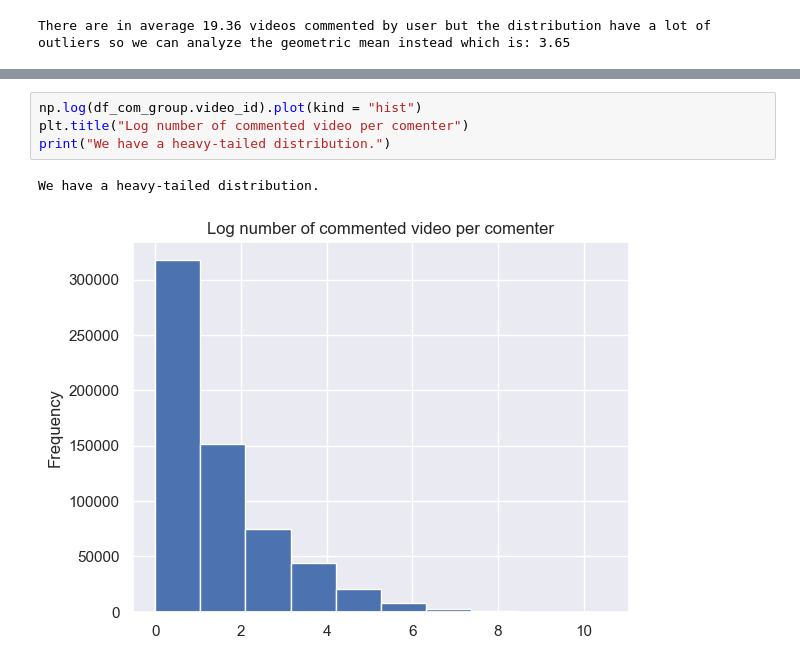
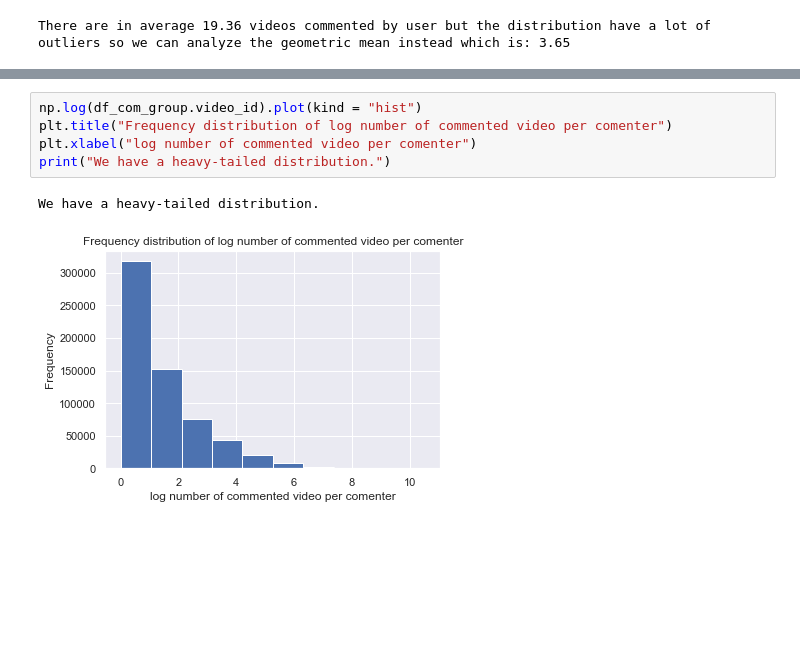
Before and after one commit to epfl-ada/ada-2022-project-geksada, a Jupyter notebook: Milestone 2.ipynb, the cells around one changed output, grey strips where cells are left out. Cells and saved outputs as stored; diff of their text form; blank space fills up the shorter version.

```diff
--- a/Milestone 2.ipynb
+++ b/Milestone 2.ipynb
@@ -699,7 +700,8 @@ print(round(perc, 2), "% of the commenters commented on more than", N_outliers,
 # %%
 np.log(df_com_group.video_id).plot(kind = "hist")
-plt.title("Log number of commented video per comenter")
+plt.title("Frequency distribution of log number of commented video per comenter")
+plt.xlabel("log number of commented video per comenter")
 print("We have a heavy-tailed distribution.")
 # %% [output]
 We have a heavy-tailed distribution.
-[figure, old version]
+[figure, new version]
```
Also changed, not shown: parts of 15 cells of this notebook.
